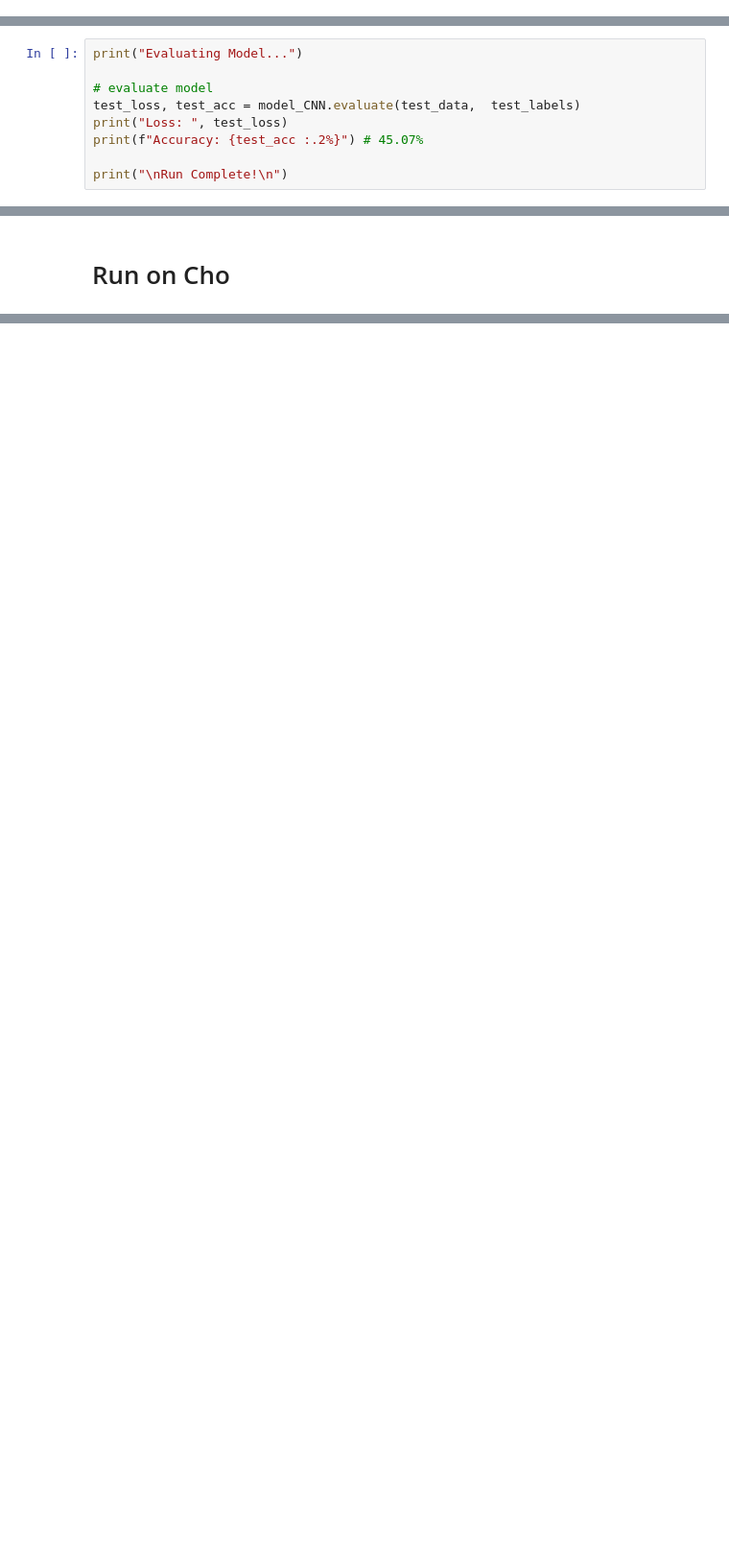
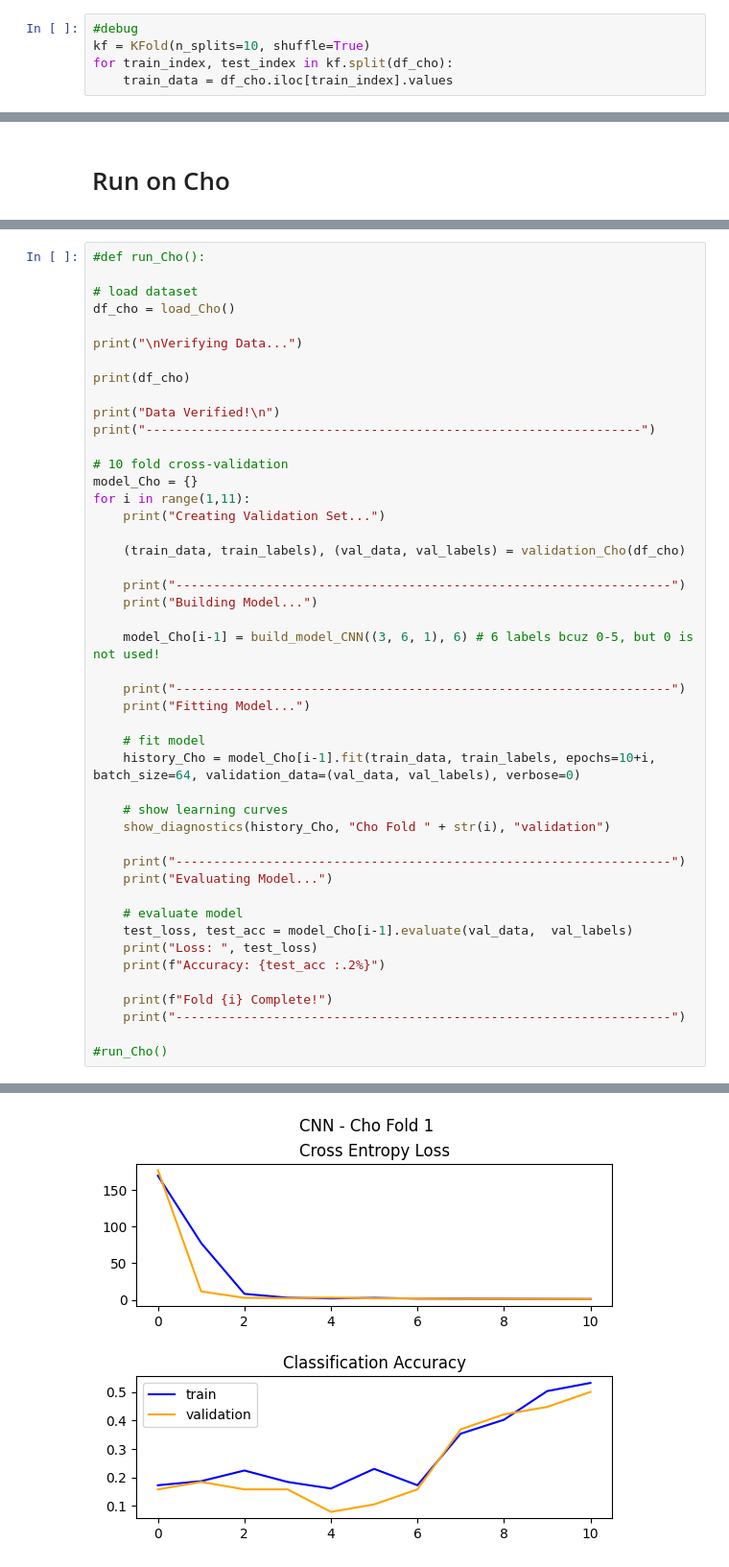
Before and after one commit to lin-shuang/cnn-classification, a Jupyter notebook: cnn.ipynb, the cells around one changed output, grey strips where cells are left out. Shown at 96% size. Cells and saved outputs as stored; diff of their text form; blank space fills up the shorter version.

Commit message:
cho validation

```diff
--- a/cnn.ipynb
+++ b/cnn.ipynb
@@ -146,0 +77,5 @@ def build_model_CNN():
+# %%
+#debug
+kf = KFold(n_splits=10, shuffle=True)
+for train_index, test_index in kf.split(df_cho):
+    train_data = df_cho.iloc[train_index].values
@@ -255,9 +238,0 @@ Model Fitted!
-# %%
-print("Evaluating Model...")
-
-# evaluate model
-test_loss, test_acc = model_CNN.evaluate(test_data,  test_labels)
-print("Loss: ", test_loss)
-print(f"Accuracy: {test_acc :.2%}") # 45.07%
-
-print("\nRun Complete!\n")
@@ -345,0 +309,47 @@ Data Verified!
+# %%
+#def run_Cho():
+
+# load dataset
+df_cho = load_Cho()
+
+print("\nVerifying Data...")
+
+print(df_cho)
+
+print("Data Verified!\n")
+print("------------------------------------------------------------------")
+
+# 10 fold cross-validation
+model_Cho = {}
+for i in range(1,11):
+    print("Creating Validation Set...")
+
+    (train_data, train_labels), (val_data, val_labels) = validation_Cho(df_cho)
+
+    print("------------------------------------------------------------------")
+    print("Building Model...")
+
+    model_Cho[i-1] = build_model_CNN((3, 6, 1), 6) # 6 labels bcuz 0-5, but 0 is not used!
+
+    print("------------------------------------------------------------------")
+    print("Fitting Model...")
+
+    # fit model
+    history_Cho = model_Cho[i-1].fit(train_data, train_labels, epochs=10+i, batch_size=64, validation_data=(val_data, val_labels), verbose=0)
+
+    # show learning curves
+    show_diagnostics(history_Cho, "Cho Fold " + str(i), "validation")
+
+    print("------------------------------------------------------------------")
+    print("Evaluating Model...")
+
+    # evaluate model
+    test_loss, test_acc = model_Cho[i-1].evaluate(val_data,  val_labels)
+    print("Loss: ", test_loss)
+    print(f"Accuracy: {test_acc :.2%}")
+
+    print(f"Fold {i} Complete!")
+    print("------------------------------------------------------------------")
+
+#run_Cho()
+# %% [output]
@@ -345,0 +373 @@ Data Verified!
+[figure, added]
```
Also changed, not shown: parts of 16 cells of this notebook.
